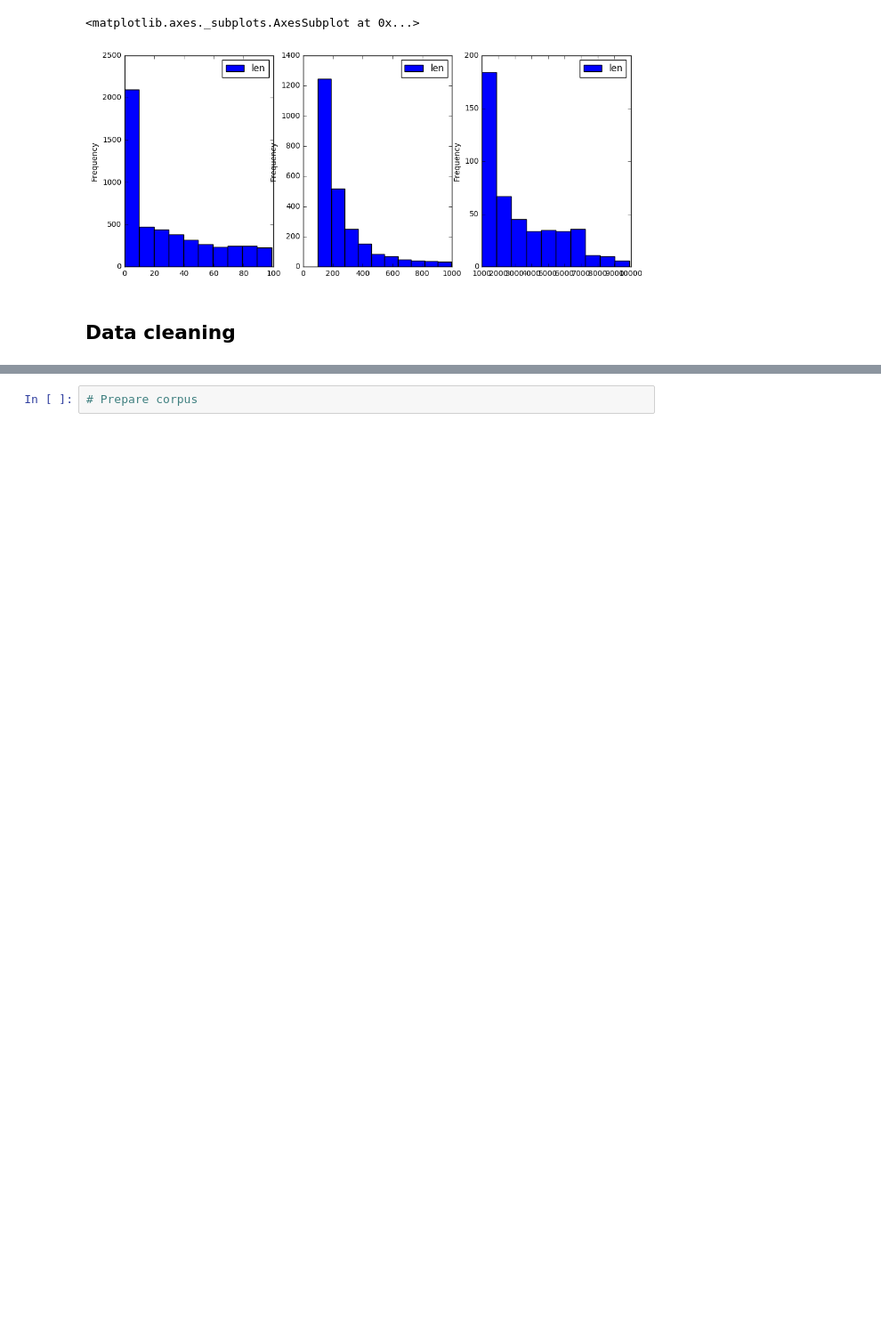
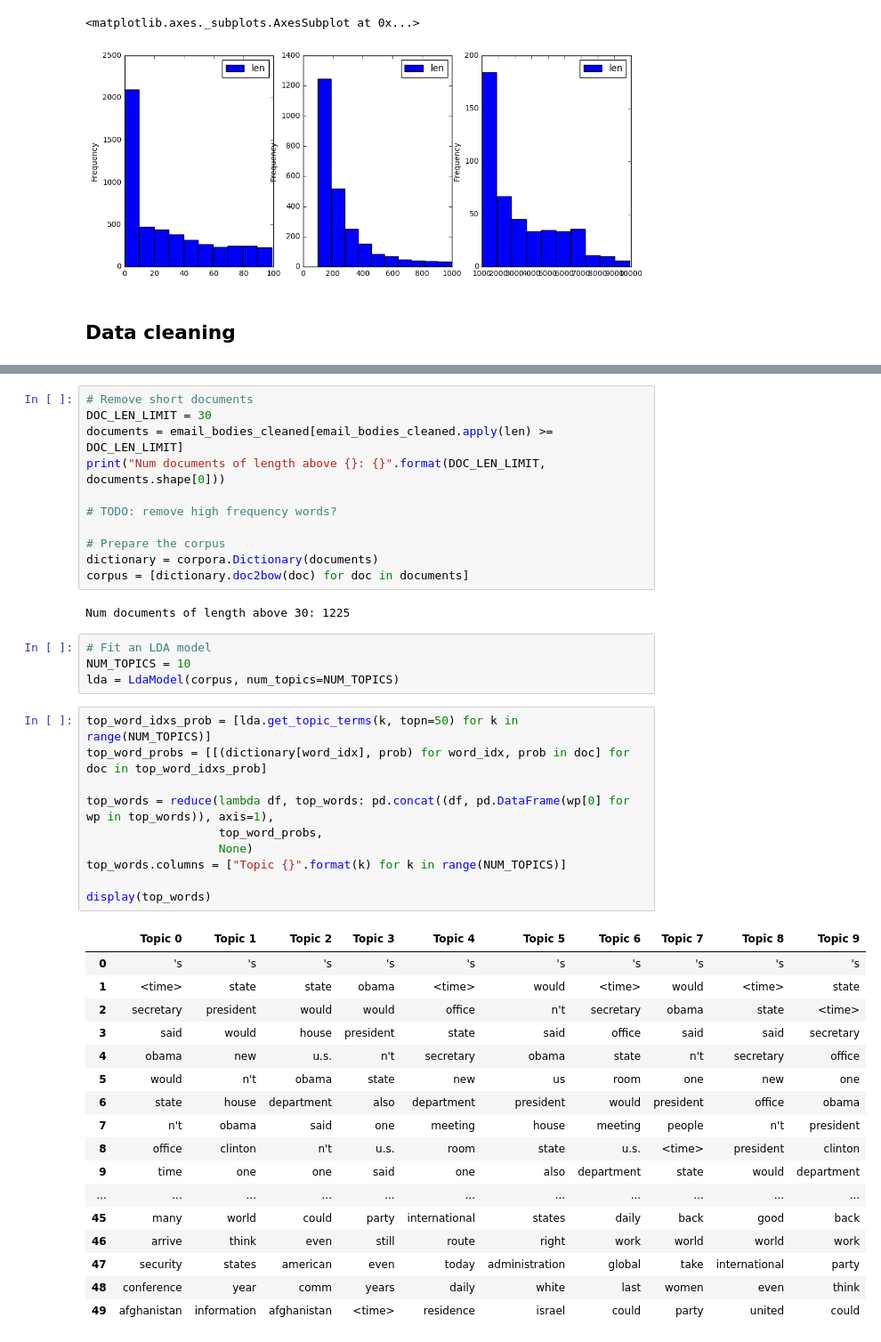
Before and after one commit to johnPertoft/various-notebooks, a Jupyter notebook: hillary-emails/hillary's emails.ipynb, the cells around one changed output, grey strips where cells are left out. Shown at 89% size. Drawn from its saved outputs; the diff is of its cells as text; blank space fills up the shorter version.

```diff
--- a/hillary-emails/hillary's emails.ipynb
+++ b/hillary-emails/hillary's emails.ipynb
@@ -103,2 +126,45 @@ Topic models are statistical model that try to find structure in text corpuses b
-# %%
-# Prepare corpus
+# %%
+# Remove short documents
+DOC_LEN_LIMIT = 30
+documents = email_bodies_cleaned[email_bodies_cleaned.apply(len) >= DOC_LEN_LIMIT]
+print("Num documents of length above {}: {}".format(DOC_LEN_LIMIT, documents.shape[0]))
+
+# TODO: remove high frequency words?
+
+# Prepare the corpus
+dictionary = corpora.Dictionary(documents)
+corpus = [dictionary.doc2bow(doc) for doc in documents]
+# %% [output]
+Num documents of length above 30: 1225
+# %%
+# Fit an LDA model
+NUM_TOPICS = 10
+lda = LdaModel(corpus, num_topics=NUM_TOPICS)
+# %%
+top_word_idxs_prob = [lda.get_topic_terms(k, topn=50) for k in range(NUM_TOPICS)]
+top_word_probs = [[(dictionary[word_idx], prob) for word_idx, prob in doc] for doc in top_word_idxs_prob]
+
+top_words = reduce(lambda df, top_words: pd.concat((df, pd.DataFrame(wp[0] for wp in top_words)), axis=1),
+                   top_word_probs,
+                   None)
+top_words.columns = ["Topic {}".format(k) for k in range(NUM_TOPICS)]
+
+display(top_words)
+# %% [output]
+|  | Topic 0 | Topic 1 | Topic 2 | Topic 3 | Topic 4 | Topic 5 | Topic 6 | Topic 7 | Topic 8 | Topic 9 |
+| 0 | 's | 's | 's | 's | 's | 's | 's | 's | 's | 's |
+| 1 | <time> | state | state | obama | <time> | would | <time> | would | <time> | state |
+| 2 | secretary | president | would | would | office | n't | secretary | obama | state | <time> |
+| 3 | said | would | house | president | state | said | office | said | said | secretary |
+| 4 | obama | new | u.s. | n't | secretary | obama | state | n't | secretary | office |
+| 5 | would | n't | obama | state | new | us | room | one | new | one |
+| 6 | state | house | department | also | department | president | would | president | office | obama |
+| 7 | n't | obama | said | one | meeting | house | meeting | people | n't | president |
+| 8 | office | clinton | n't | u.s. | room | state | u.s. | <time> | president | clinton |
+| 9 | time | one | one | said | one | also | department | state | would | department |
+| ... | ... | ... | ... | ... | ... | ... | ... | ... | ... | ... |
+| 45 | many | world | could | party | international | states | daily | back | good | back |
+| 46 | arrive | think | even | still | route | right | work | world | world | work |
+| 47 | security | states | american | even | today | administration | global | take | international | party |
+| 48 | conference | year | comm | years | daily | white | last | women | even | think |
+| 49 | afghanistan | information | afghanistan | <time> | residence | israel | could | party | united | could |
```
Also changed, not shown: parts of 7 cells of this notebook.
